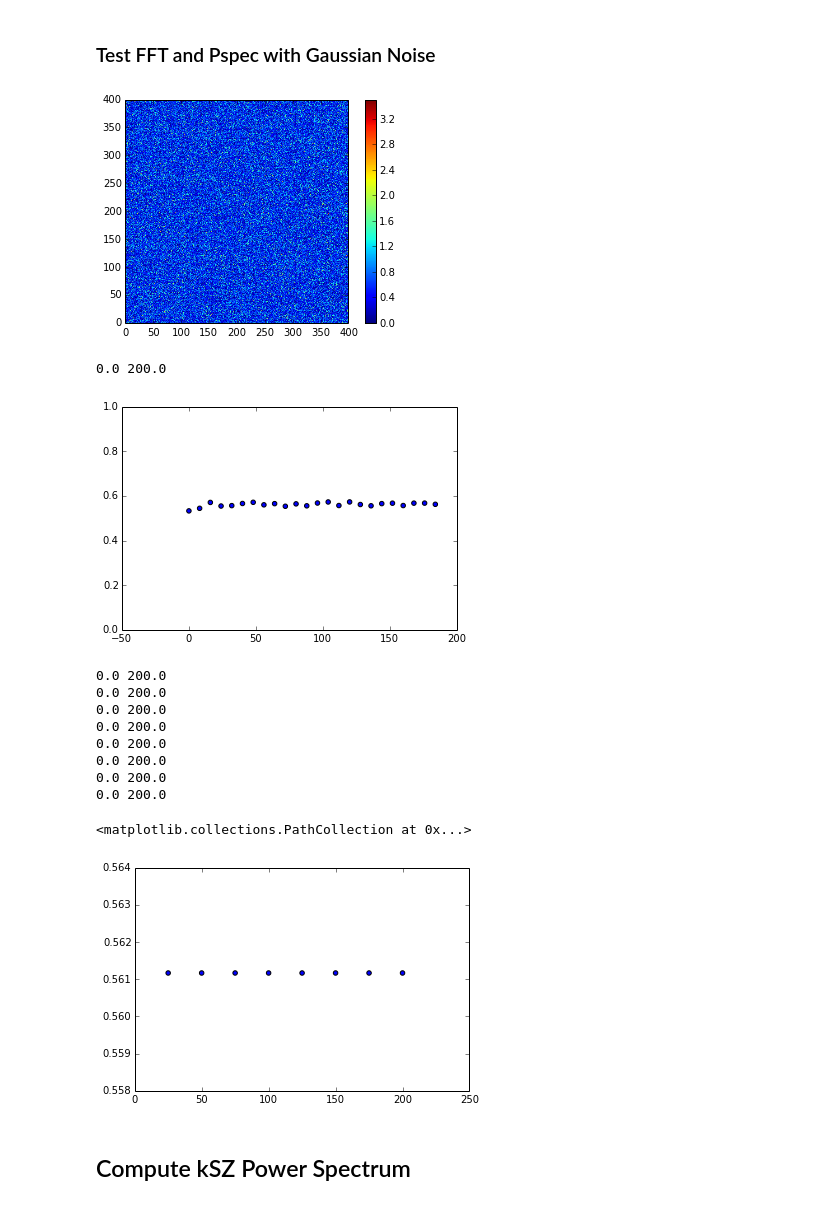
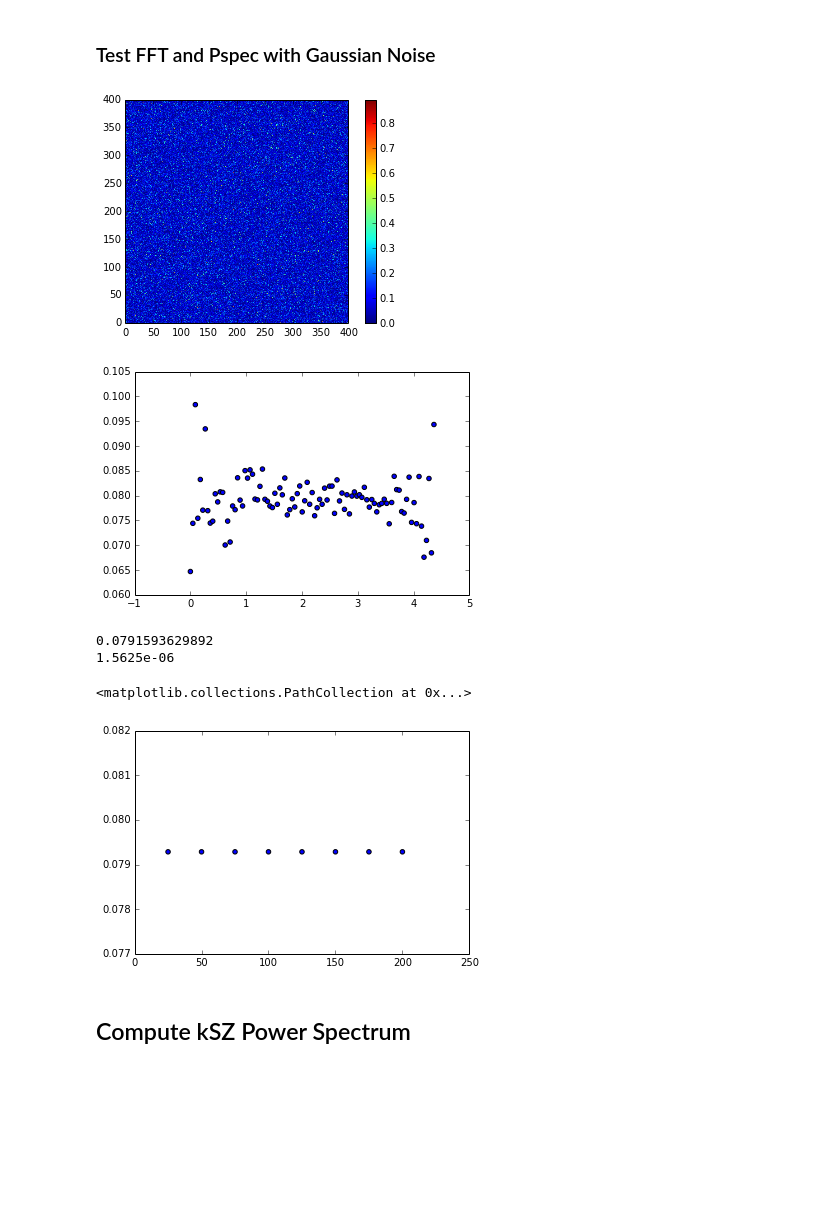
Before and after one commit to mpresley42/KSZ_21cm_Constraints, a Jupyter notebook: code/Python/ComputeTau.ipynb, the cells around one changed output. Cells and saved outputs as stored; diff of their text form; code cells hidden in the pictures; blank space fills up the shorter version.

```diff
--- a/code/Python/ComputeTau.ipynb
+++ b/code/Python/ComputeTau.ipynb
@@ -293,20 +295,18 @@ def many_max(*args):
     return max(maxs)
 # %%
 # Compute Power Spectrum from a Fourier Transform
+# Units: [kbins] = [k]
+#        [pspec] = [ft]^2 = [fg]^2[x]^4
 def pspec_2d(kx,ky,ft,n=100):
-    ft = ft[:-1,:-1]
-    #kxg,kyg = np.meshgrid(kx,ky)
-    kxg,kyg,dag = diff_area_grid(kx,ky)
-    #plt.imshow(dag,origin='lower');plt.colorbar();plt.show()
-    # dag is the area of each cell so that we can divide by the area that we sum over
+    ft = np.abs(ft)**2
+    kxg,kyg = np.meshgrid(kx,ky)
     kg = np.sqrt(kxg*kxg+kyg*kyg)
-    #kbins = np.arange(np.min(kg),np.max(kg),(np.max(kg)-np.min(kg))/n)
-    kmin = many_min(np.abs(kxg),np.abs(kyg));kmax = many_max(np.abs(kxg),np.abs(kyg))
+    kmin = np.min(kg);kmax = np.max(kg)
     kbins = np.arange(kmin,kmax,(kmax-kmin)/n)
     pspec = np.zeros_like(kbins)
     for ii in range(len(kbins)-1):
         pspec[ii] = np.sum(np.where(np.logical_and(kg>=kbins[ii], kg<kbins[ii+1]), ft, 0))
-        area = np.sum(np.where(np.logical_and(kg>=kbins[ii], kg<kbins[ii+1]), dag, 0))
+        area = np.sum(np.where(np.logical_and(kg>=kbins[ii], kg<kbins[ii+1]), 1, 0))
         pspec[ii] = pspec[ii]/area
     kbins=kbins[:-1]; pspec=pspec[:-1]
     return kbins,pspec
@@ -335,31 +335,31 @@ plt.xlim([0,200])
 # %% [markdown]
 ### Test FFT and Pspec with Gaussian Noise
 # %%
-kx = np.arange(-dTkSZ_FT.shape[0]/2.,dTkSZ_FT.shape[0]/2.,dtype=np.float64)
-ky = np.arange(-dTkSZ_FT.shape[1]/2.,dTkSZ_FT.shape[1]/2.,dtype=np.float64)
-ft = np.abs(np.random.multivariate_normal((0.,10.),np.array([[0.5,0.],[0.,0.5]]),dTkSZ_FT.shape))
-plt.imshow(ft[:,:,0],origin='lower');plt.colorbar(); plt.show()
-kbins,pspec = pspec_2d(kx,ky,ft[:,:,0],n=25)
-plt.scatter(kbins,pspec);plt.ylim([0,1]);plt.show()
+ll=400
+x = np.arange(-ll/2.,ll/2.,dtype=np.float64)
+y = np.arange(-ll/2.,ll/2.,dtype=np.float64)
+sig = 0.5
+fg = np.random.multivariate_normal((0.,10.),np.array([[sig,0.],[0.,sig]]),(ll,ll))
+kx,ky,ft = fft_2d(x,y,fg[:,:,0])
+ft = ft / 1e3
+plt.imshow(np.abs(ft)**2,origin='lower');plt.colorbar(); plt.show()
+kbins,pspec = pspec_2d(kx,ky,ft,n=100)
+plt.scatter(kbins,pspec);plt.show()
+print np.mean(pspec)
+area = (np.max(kx)-np.min(kx))*(np.max(ky)-np.min(ky))
+print (sig*sig*area)/((2*np.pi)**2*len(kx)*len(ky))
 avgP=[]; ns = [25,50,75,100,125,150,175,200]
 for n in ns:
-    kbins,pspec = pspec_2d(kx,ky,ft[:,:,0],n=25)
+    kbins,pspec = pspec_2d(kx,ky,ft,n=25)
     avgP.append(np.mean(pspec))
 plt.scatter(ns,avgP)
 # %% [output]
-[figure, old version]
+[figure, new version]
+[figure, new version]
-0.0 200.0
+0.0791593629892
+1.5625e-06
-[figure, old version]
-0.0 200.0
-0.0 200.0
-0.0 200.0
-0.0 200.0
-0.0 200.0
-0.0 200.0
-0.0 200.0
-0.0 200.0
+<matplotlib.collections.PathCollection at 0x...>
-<matplotlib.collections.PathCollection at 0x...>
-[figure, old version]
+[figure, new version]
 # %% [markdown]
 ## Compute kSZ Power Spectrum
 # %%
```
Also changed, not shown: parts of 35 cells of this notebook, 5 other files.
